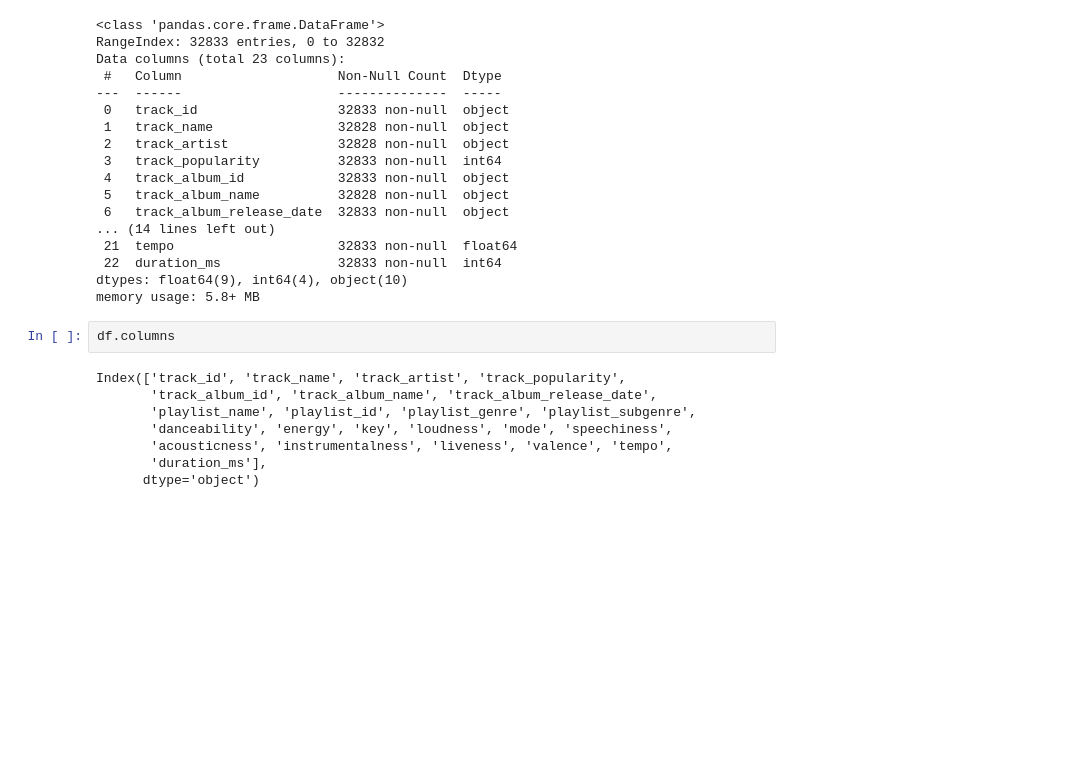
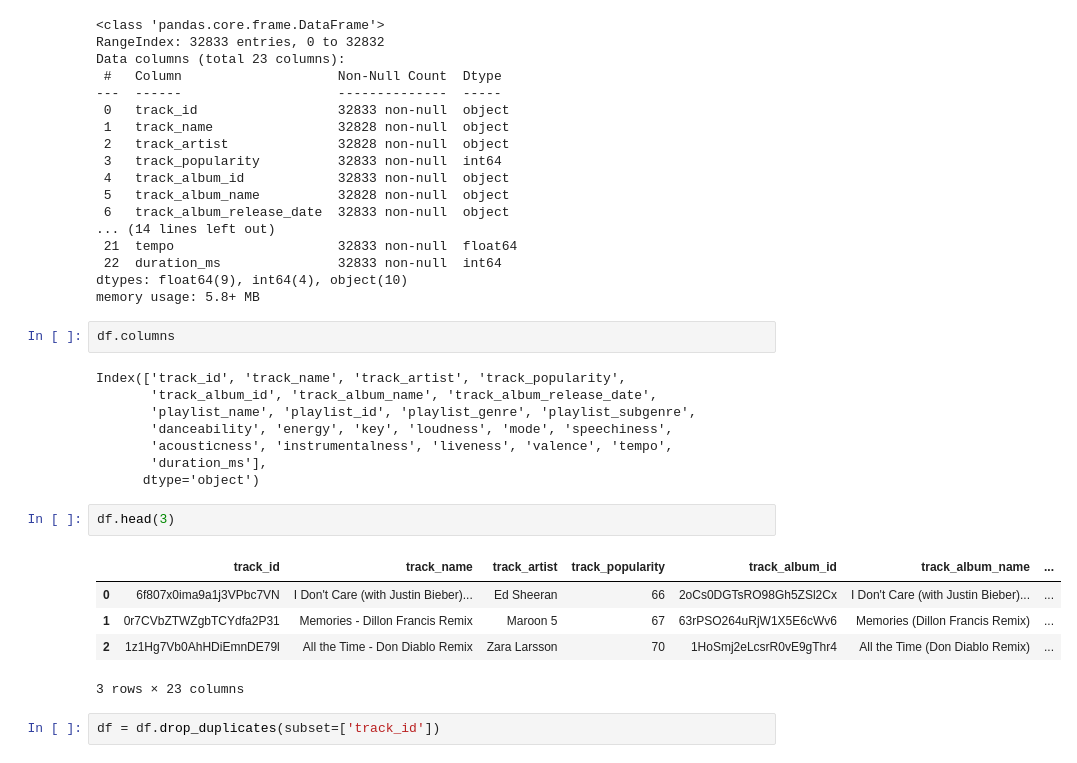
Before and after one commit to tomuzca/CLN, a Jupyter notebook: 30k.ipynb, the cells around one changed output. Cells and saved outputs as stored; diff of their text form; blank space fills up the shorter version.

```diff
--- a/30k.ipynb
+++ b/30k.ipynb
@@ -33,3 +33,13 @@ Index(['track_id', 'track_name', 'track_artist', 'track_popularity',
        'acousticness', 'instrumentalness', 'liveness', 'valence', 'tempo',
        'duration_ms'],
       dtype='object')
+# %%
+df.head(3)
+# %% [output]
+|  | track_id | track_name | track_artist | track_popularity | track_album_id | track_album_name | ... |
+| 0 | 6f807x0ima9a1j3VPbc7VN | I Don't Care (with Justin Bieber)... | Ed Sheeran | 66 | 2oCs0DGTsRO98Gh5ZSl2Cx | I Don't Care (with Justin Bieber)... | ... |
+| 1 | 0r7CVbZTWZgbTCYdfa2P31 | Memories - Dillon Francis Remix | Maroon 5 | 67 | 63rPSO264uRjW1X5E6cWv6 | Memories (Dillon Francis Remix) | ... |
+| 2 | 1z1Hg7Vb0AhHDiEmnDE79l | All the Time - Don Diablo Remix | Zara Larsson | 70 | 1HoSmj2eLcsrR0vE9gThr4 | All the Time (Don Diablo Remix) | ... |
+3 rows × 23 columns
+# %%
+df = df.drop_duplicates(subset=['track_id'])
```
Also changed, not shown: parts of 6 cells of this notebook, 1 other file.
